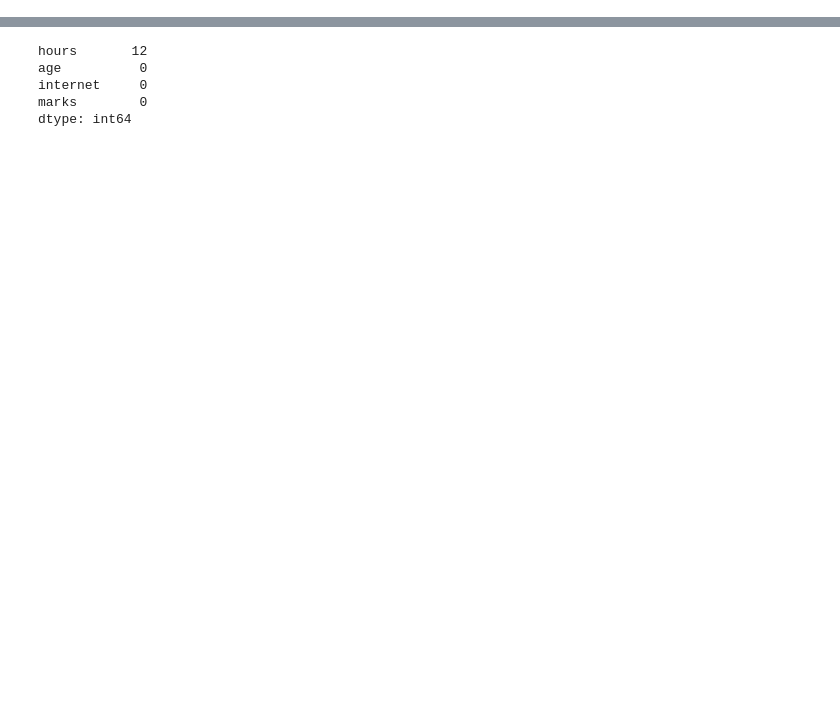
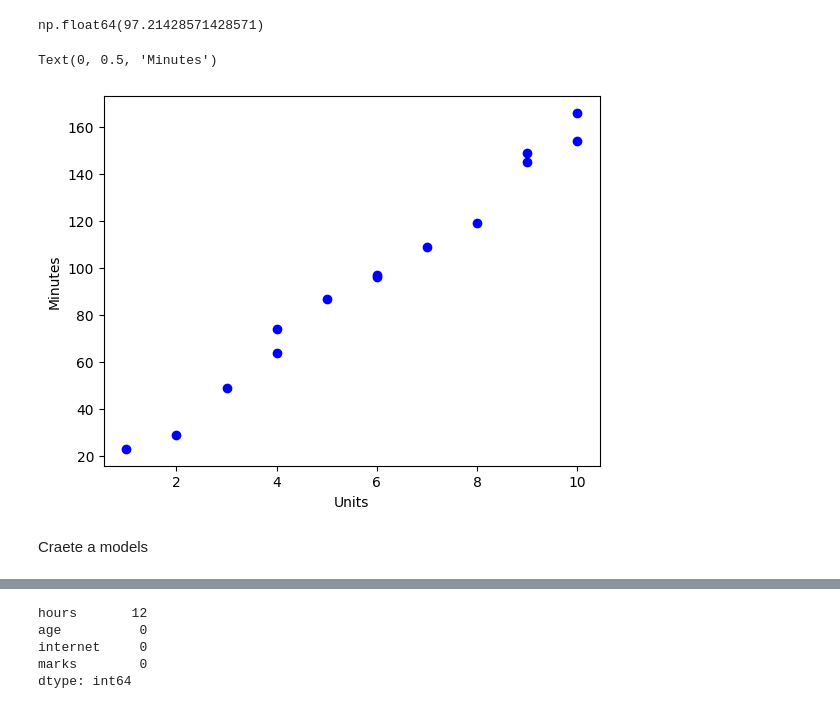
Before and after one commit to kramani079/AI_ML, a Jupyter notebook: submission2.ipynb, the cells around one changed output, grey strips where cells are left out. Drawn from its saved outputs; the diff is of its cells as text; code cells hidden in the pictures; blank space fills up the shorter version.

```diff
--- a/submission2.ipynb
+++ b/submission2.ipynb
@@ -72,0 +18,2 @@ Note: you may need to restart the kernel to use updated packages.
+# %%
+computers=pd.read_csv('computers.csv')
@@ -72,0 +41,14 @@ Note: you may need to restart the kernel to use updated packages.
+# %%
+mean_value=computers['Minutes'].mean()
+mean_value
+# %% [output]
+np.float64(97.21428571428571)
+# %%
+plt.scatter(computers['Units'],computers['Minutes'],color='blue')
+plt.xlabel('Units')
+plt.ylabel('Minutes')
+# %% [output]
+Text(0, 0.5, 'Minutes')
+[figure, added]
+# %% [markdown]
+Craete a models
```
Also changed, not shown: parts of 51 cells of this notebook, 45 other files.
